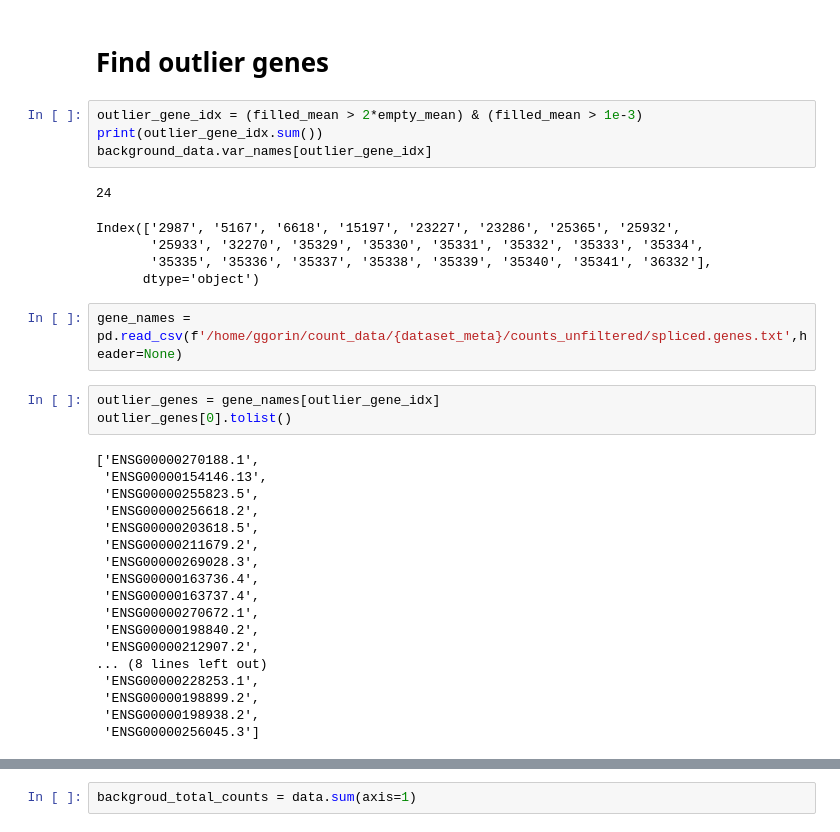
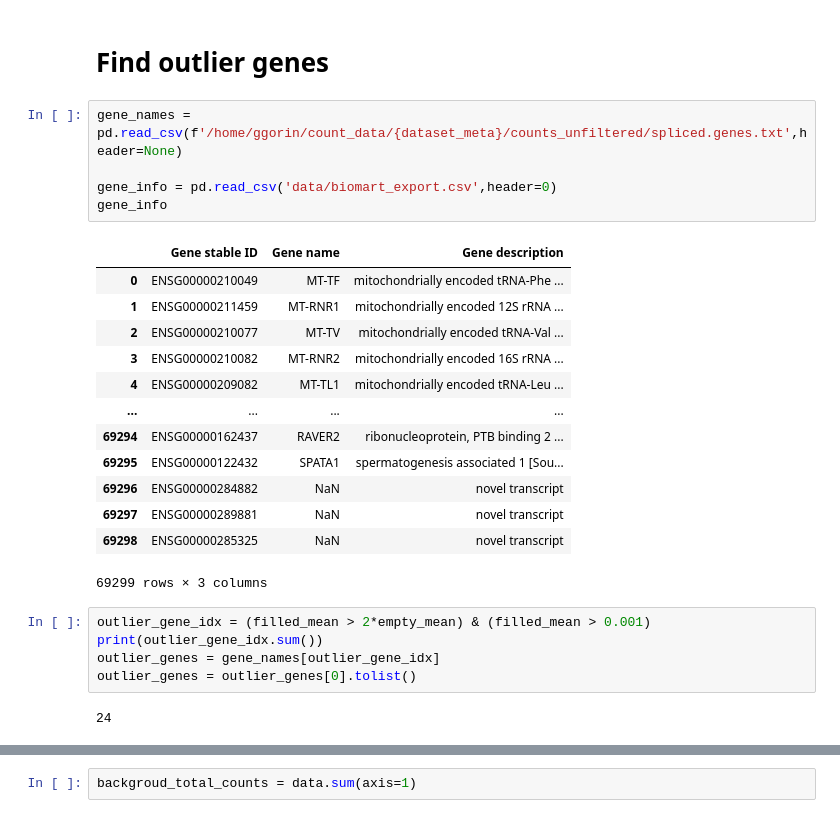
Before and after one commit to meichenfang/FP_2025, a Jupyter notebook: empty_droplets.ipynb, the cells around one changed output, grey strips where cells are left out. Saved outputs shown, nothing was run; the diff lists cells and outputs as text.

```diff
--- a/empty_droplets.ipynb
+++ b/empty_droplets.ipynb
@@ -174,36 +174,29 @@ plt.ylim((0,0.01))
 [figure]
 # %% [markdown]
 # Find outlier genes
+# %%
+gene_names = pd.read_csv(f'/home/ggorin/count_data/{dataset_meta}/counts_unfiltered/spliced.genes.txt',header=None)
+
+gene_info = pd.read_csv('data/biomart_export.csv',header=0)
+gene_info
+# %% [output]
+|  | Gene stable ID | Gene name | Gene description |
+| 0 | ENSG00000210049 | MT-TF | mitochondrially encoded tRNA-Phe ... |
+| 1 | ENSG00000211459 | MT-RNR1 | mitochondrially encoded 12S rRNA ... |
+| 2 | ENSG00000210077 | MT-TV | mitochondrially encoded tRNA-Val ... |
+| 3 | ENSG00000210082 | MT-RNR2 | mitochondrially encoded 16S rRNA ... |
+| 4 | ENSG00000209082 | MT-TL1 | mitochondrially encoded tRNA-Leu ... |
+| ... | ... | ... | ... |
+| 69294 | ENSG00000162437 | RAVER2 | ribonucleoprotein, PTB binding 2 ... |
+| 69295 | ENSG00000122432 | SPATA1 | spermatogenesis associated 1 [Sou... |
+| 69296 | ENSG00000284882 | NaN | novel transcript |
+| 69297 | ENSG00000289881 | NaN | novel transcript |
+| 69298 | ENSG00000285325 | NaN | novel transcript |
+69299 rows × 3 columns
 # %%
-outlier_gene_idx = (filled_mean > 2*empty_mean) & (filled_mean > 1e-3)
+outlier_gene_idx = (filled_mean > 2*empty_mean) & (filled_mean > 0.001)
 print(outlier_gene_idx.sum())
-background_data.var_names[outlier_gene_idx]
+outlier_genes = gene_names[outlier_gene_idx]
+outlier_genes = outlier_genes[0].tolist()
 # %% [output]
 24
-Index(['2987', '5167', '6618', '15197', '23227', '23286', '25365', '25932',
-       '25933', '32270', '35329', '35330', '35331', '35332', '35333', '35334',
-       '35335', '35336', '35337', '35338', '35339', '35340', '35341', '36332'],
-      dtype='object')
-# %%
-gene_names = pd.read_csv(f'/home/ggorin/count_data/{dataset_meta}/counts_unfiltered/spliced.genes.txt',header=None)
-# %%
-outlier_genes = gene_names[outlier_gene_idx]
-outlier_genes[0].tolist()
-# %% [output]
-['ENSG00000270188.1',
- 'ENSG00000154146.13',
- 'ENSG00000255823.5',
- 'ENSG00000256618.2',
- 'ENSG00000203618.5',
- 'ENSG00000211679.2',
- 'ENSG00000269028.3',
- 'ENSG00000163736.4',
- 'ENSG00000163737.4',
- 'ENSG00000270672.1',
- 'ENSG00000198840.2',
- 'ENSG00000212907.2',
-... (8 lines left out)
- 'ENSG00000228253.1',
- 'ENSG00000198899.2',
- 'ENSG00000198938.2',
- 'ENSG00000256045.3']
```
Also changed, not shown: parts of 9 cells of this notebook.
